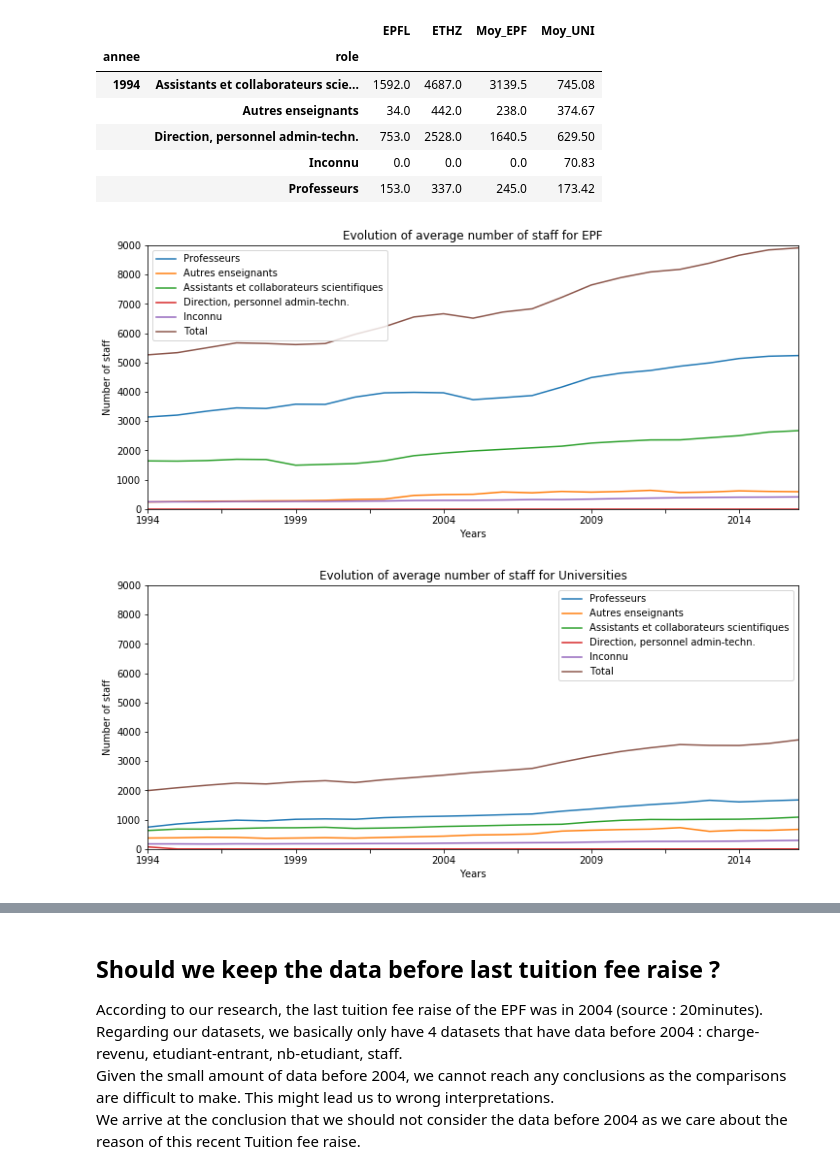
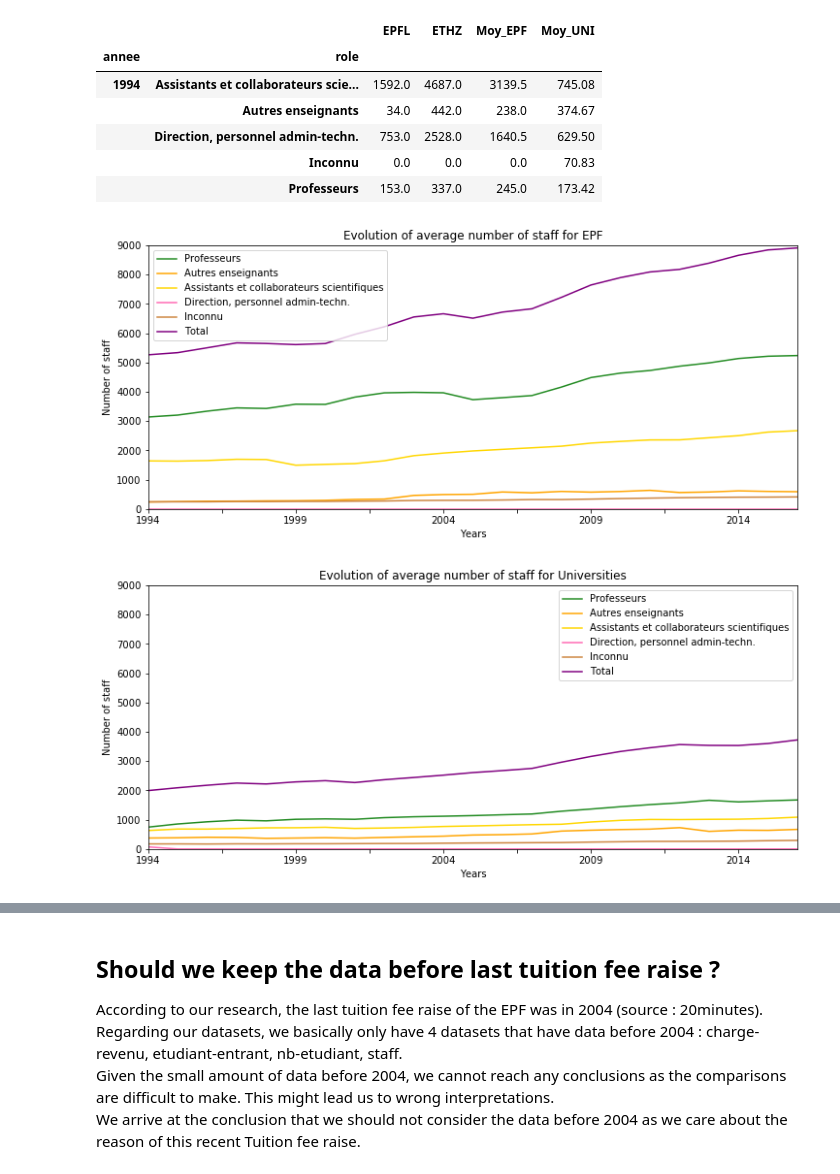
Before and after one commit to emlg/ada, a Jupyter notebook: Project/Project-Milestone-3.ipynb, the cells around one changed output, grey strips where cells are left out. Saved outputs shown, nothing was run; the diff lists cells and outputs as text; code cells hidden in the pictures.

```diff
--- a/Project/Project-Milestone-3.ipynb
+++ b/Project/Project-Milestone-3.ipynb
@@ -1102,26 +1171,28 @@ def get_df_staff(uni):
 # %%
 summ10_EPF = get_df_staff('Moy_EPF')
 #Plot the dataframe as line according to time.
 #To see the evolution you can set logy as True to have a logarithmic y axis
 sumEPF_plot = summ10_EPF.plot(kind='line', legend = True, logy = False, figsize= (12, 5),
-              title = 'Evolution of average number of staff for EPF')
+              title = 'Evolution of average number of staff for EPF',
+              color = ['forestgreen', 'orange', 'gold', 'hotpink', 'peru', 'purple'])
 sumEPF_plot.set_ylim(0, 9000)
 sumEPF_plot.set_xlabel("Years")
 sumEPF_plot.set_ylabel("Number of staff")
 plt.show()
 
 summ10_uni = get_df_staff('Moy_UNI')
 #Plot the dataframe as line according to time.
 #To see the evolution you can set logy as True to False a logarithmic y axis
 sumUNI_plot = summ10_uni.plot(kind='line', legend = True, logy = False, figsize= (12, 5),
-              title = 'Evolution of average number of staff for Universities')
+              title = 'Evolution of average number of staff for Universities',
+              color = ['forestgreen', 'orange', 'gold', 'hotpink', 'peru', 'purple'])
 sumUNI_plot.set_ylim(0, 9000)
 sumUNI_plot.set_xlabel("Years")
 sumUNI_plot.set_ylabel("Number of staff")
 plt.show()
 # %% [output]
-[figure, old version]
+[figure, new version]
-[figure, old version]
+[figure, new version]
 # %% [markdown]
 **Analysis**
 
```
Also changed, not shown: parts of 106 cells of this notebook, 3 other files.
